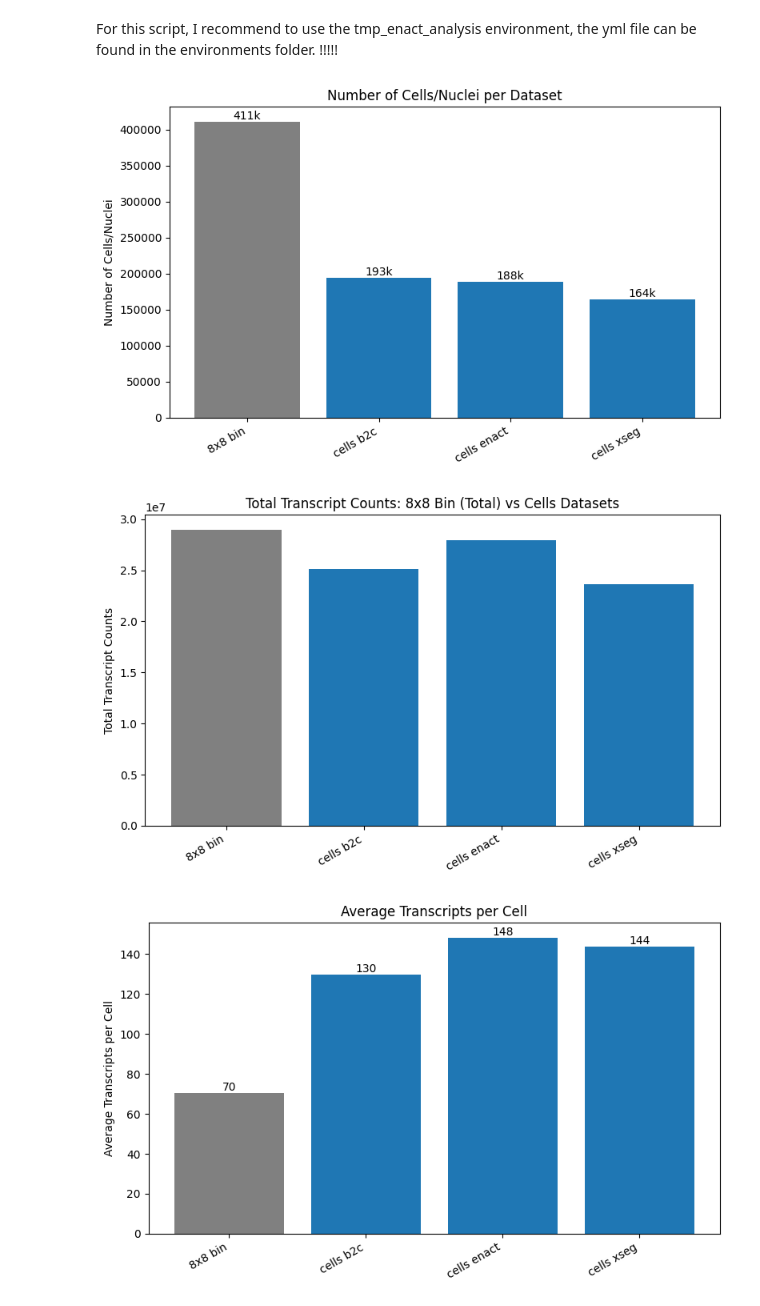
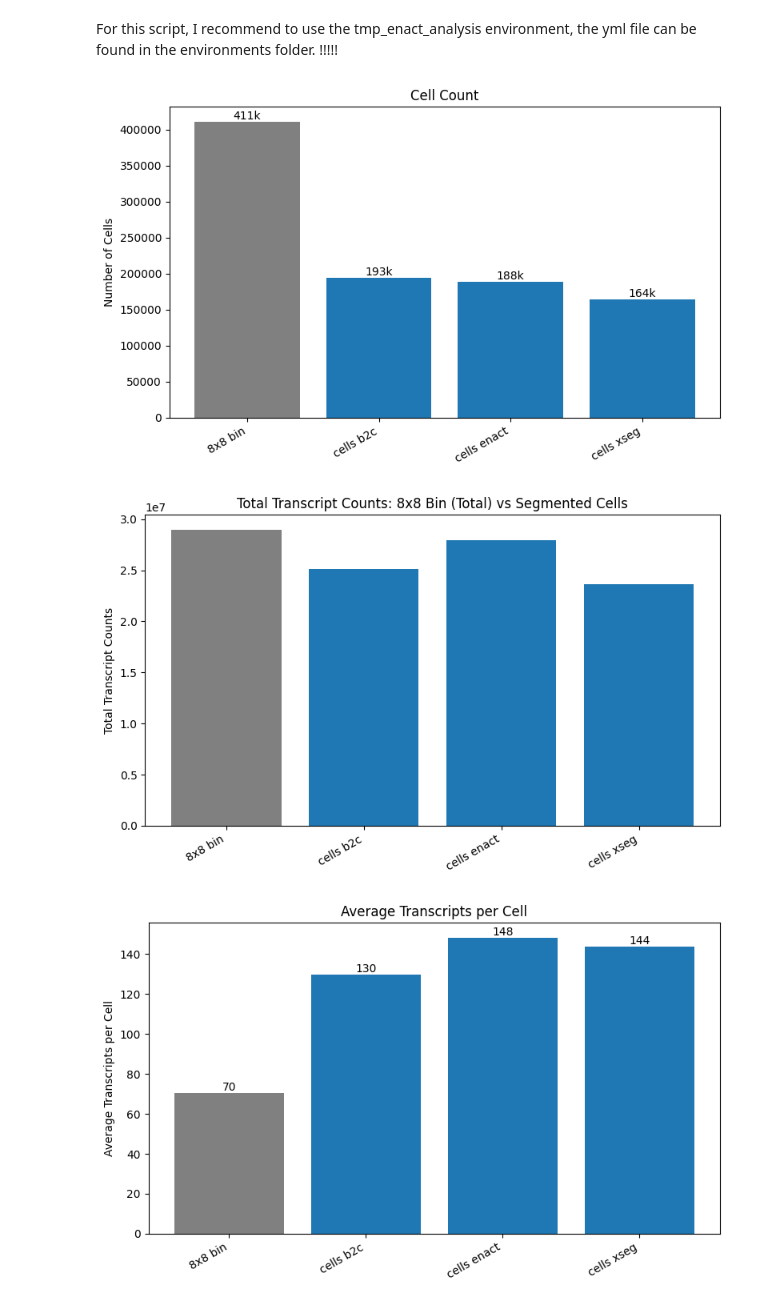
Before and after one commit to RaphaelDeGottardi/MasterThesis, a Jupyter notebook: Benchmarking pipeline/General metrics/VpX_metrics.ipynb, the cells around one changed output. Cells and saved outputs as stored; diff of their text form; code cells hidden in the pictures.

```diff
--- a/Benchmarking pipeline/General metrics/VpX_metrics.ipynb
+++ b/Benchmarking pipeline/General metrics/VpX_metrics.ipynb
@@ -43,32 +43,32 @@ cell_keys = ['cells b2c', 'cells enact', 'cells xseg']
 # %%
 # Plot the number of cells (n_obs) for each dataset
 cell_counts = {k: v.n_obs for k, v in datasets.items()}
 
 cell_labels = list(cell_counts.keys())
 cell_nums = list(cell_counts.values())
 cell_colors = ['gray'] + ['tab:blue']*len(cell_keys)
 
 plt.figure(figsize=(8, 5))
 bars = plt.bar(cell_labels, cell_nums, color=cell_colors)
-plt.ylabel('Number of Cells/Nuclei')
-plt.title('Number of Cells/Nuclei per Dataset')
+plt.ylabel('Number of Cells')
+plt.title('Cell Count')
 plt.xticks(rotation=30, ha='right')
 
 # Add rounded numbers (in thousands) on top of bars
 for bar, num in zip(bars, cell_nums):
     plt.text(
         bar.get_x() + bar.get_width()/2,
         bar.get_height(),
         f'{np.floor(num/1000):.0f}k',
         ha='center',
         va='bottom',
         fontsize=10
     )
 
 plt.tight_layout()
 plt.show()
 # %% [output]
-[figure, old version]
+[figure, new version]
 # %%
     # Calculate total transcript counts for each dataset
 total_counts = {k: v.obs['total_counts'].sum() for k, v in datasets.items()}
@@ -81,12 +81,12 @@ colors = ['gray'] + ['tab:blue']*len(cell_keys)
 plt.figure(figsize=(8, 5))
 bars = plt.bar(labels, counts, color=colors)
 plt.ylabel('Total Transcript Counts')
-plt.title('Total Transcript Counts: 8x8 Bin (Total) vs Cells Datasets')
+plt.title('Total Transcript Counts: 8x8 Bin (Total) vs Segmented Cells')
 plt.xticks(rotation=30, ha='right')
 plt.tight_layout()
 plt.show()
 # %% [output]
-[figure, old version]
+[figure, new version]
 # %%
 # Calculate average transcripts per cell/nucleus for each dataset
 avg_counts = {k: v.obs['total_counts'].mean() for k, v in datasets.items()}
```
Also changed, not shown: parts of 3 cells of this notebook, 7 other files.
